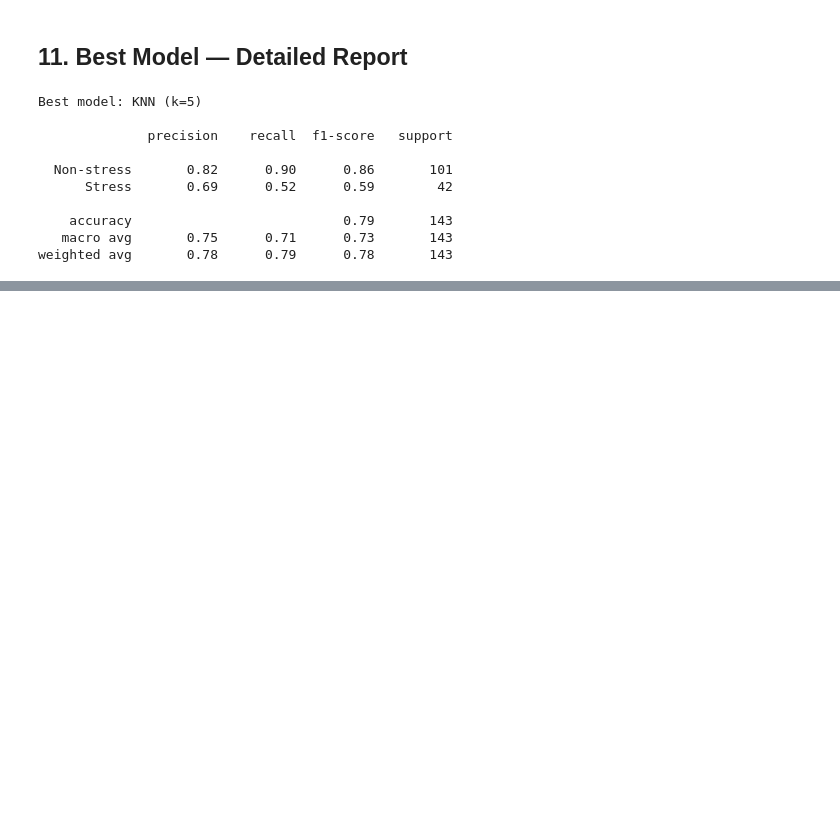
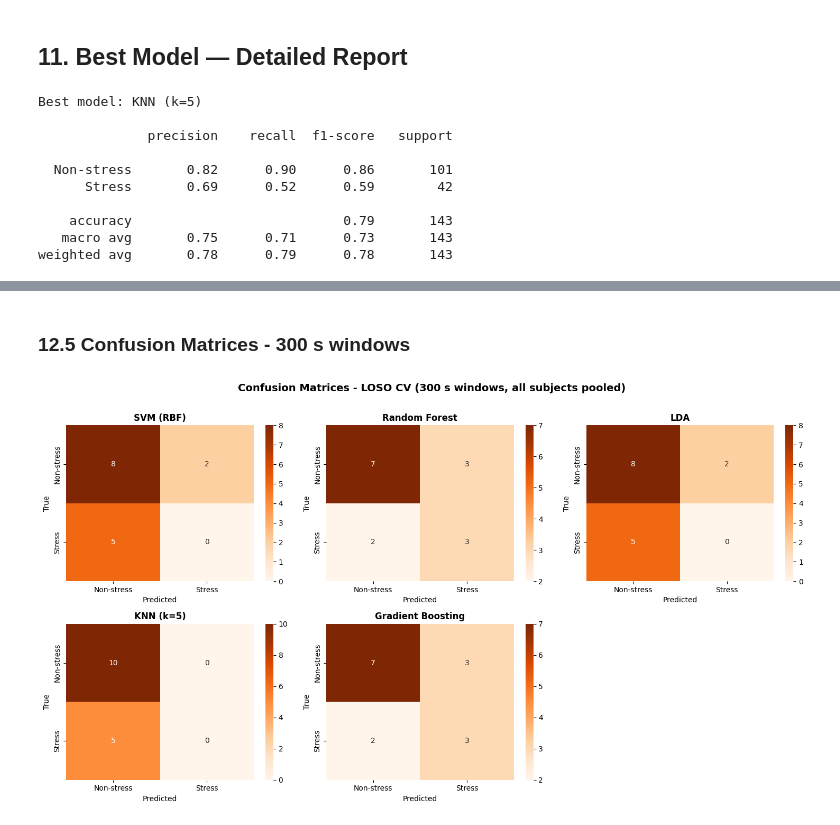
Before and after one commit to ahmedhassan187/ECG-to-stress, a Jupyter notebook: Training.ipynb, the cells around one changed output, grey strips where cells are left out. Saved outputs shown, nothing was run; the diff lists cells and outputs as text; code cells hidden in the pictures; blank space fills up the shorter version.

```diff
--- a/Training.ipynb
+++ b/Training.ipynb
@@ -562,0 +683,13 @@ weighted avg       0.78      0.79      0.78       143
+# %%
+all_results_300 = {}
+all_overall_300 = {}
+all_preds_300   = {}
+
+for model_name, model in models.items():
+    print(f"\nRunning LOSO (300s) for: {model_name} ...")
+    results_df, overall, y_true, y_pred = loso_evaluate(df_300, model, FEATURE_COLS)
+    all_results_300[model_name] = results_df
+    all_overall_300[model_name] = overall
+    all_preds_300[model_name]   = (y_true, y_pred)
+    print(f"  Overall Accuracy: {overall['accuracy']:.3f}  |  F1: {overall['f1']:.3f}  |  "
+          f"Precision: {overall['precision']:.3f}  |  Recall: {overall['recall']:.3f}")
@@ -562,0 +833,27 @@ weighted avg       0.78      0.79      0.78       143
+# %% [markdown]
+### 12.5 Confusion Matrices - 300 s windows
+# %%
+n_models_300 = len(all_preds_300)
+ncols_300    = 3
+nrows_300    = (n_models_300 + ncols_300 - 1) // ncols_300
+fig, axes = plt.subplots(nrows_300, ncols_300, figsize=(ncols_300 * 5, nrows_300 * 4))
+axes = axes.flatten()
+
+for idx, (model_name, (y_true, y_pred)) in enumerate(all_preds_300.items()):
+    cm = confusion_matrix(y_true, y_pred)
+    sns.heatmap(cm, annot=True, fmt='d', cmap='Oranges', ax=axes[idx],
+                xticklabels=['Non-stress', 'Stress'],
+                yticklabels=['Non-stress', 'Stress'])
+    axes[idx].set_title(model_name, fontweight='bold')
+    axes[idx].set_xlabel('Predicted')
+    axes[idx].set_ylabel('True')
+
+for idx in range(len(all_preds_300), len(axes)):
+    axes[idx].set_visible(False)
+
+plt.suptitle('Confusion Matrices - LOSO CV (300 s windows, all subjects pooled)',
+             fontsize=14, fontweight='bold', y=1.01)
+plt.tight_layout()
+plt.show()
+# %% [output]
+[figure, added]
```
Also changed, not shown: parts of 27 cells of this notebook, 1 other file.
